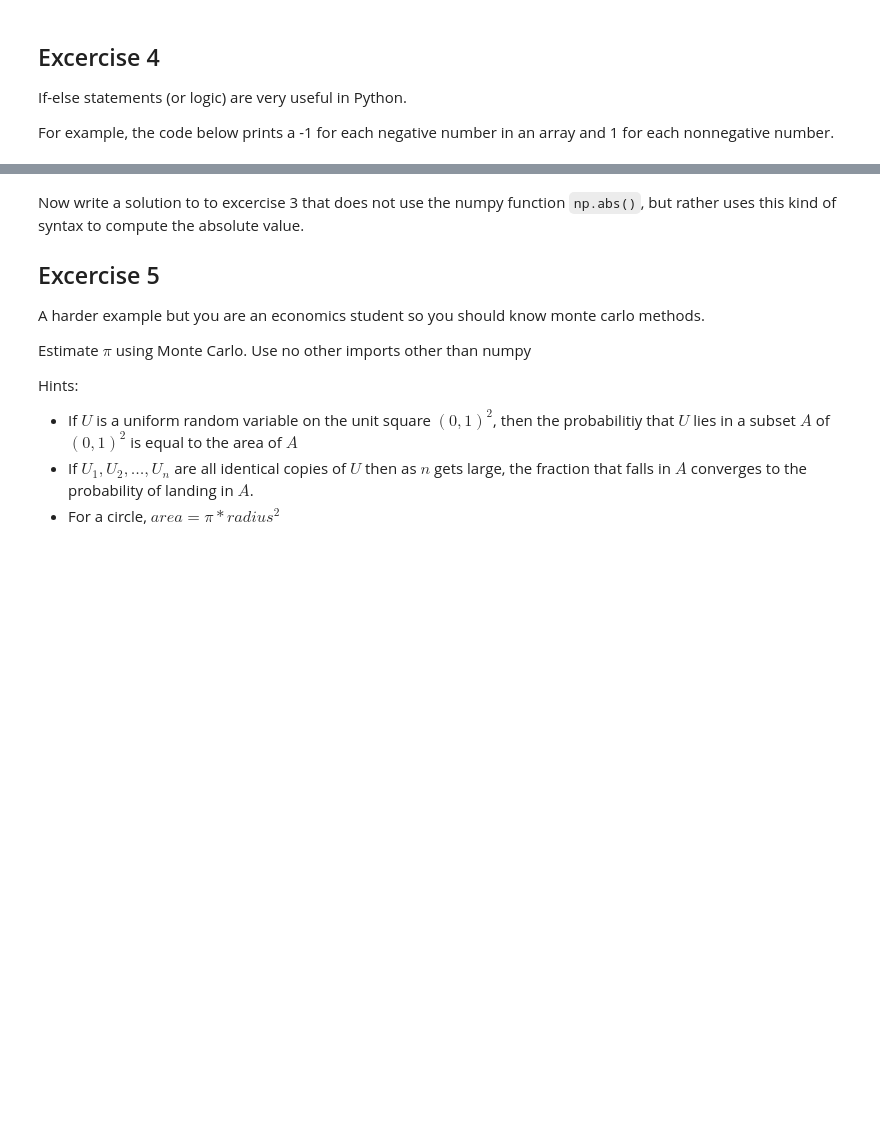
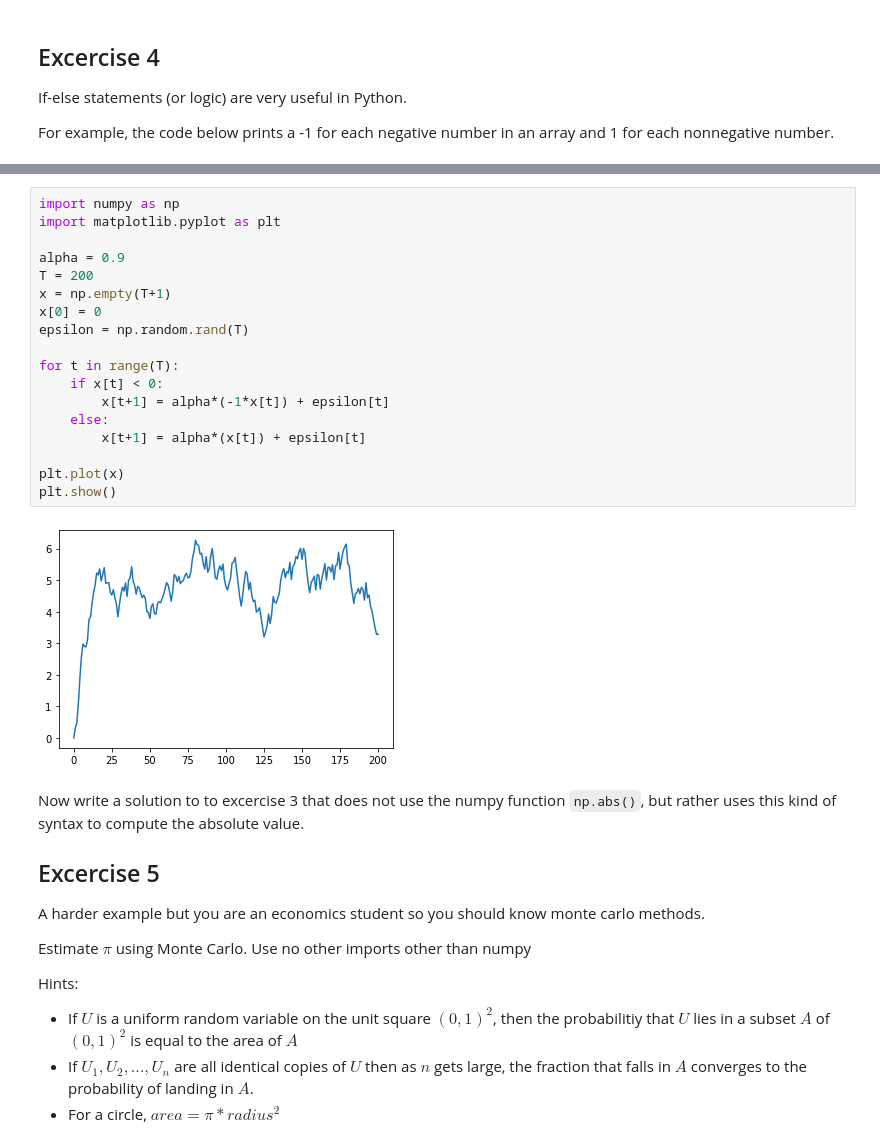
Before and after one commit to fusionby2030/Numerical_Methods, a Jupyter notebook: Tutorials/Python_in_Ecnomics/5_Week_Five/python_by_example.ipynb, the cells around one changed output, grey strips where cells are left out. Drawn from its saved outputs; the diff is of its cells as text; blank space fills up the shorter version.

```diff
--- a/Tutorials/Python_in_Ecnomics/5_Week_Five/python_by_example.ipynb
+++ b/Tutorials/Python_in_Ecnomics/5_Week_Five/python_by_example.ipynb
@@ -301,3 +347,23 @@ for x in numbers:
+# %%
+import numpy as np
+import matplotlib.pyplot as plt
+
+alpha = 0.9
+T = 200
+x = np.empty(T+1)
+x[0] = 0
+epsilon = np.random.rand(T)
+
+for t in range(T):
+    if x[t] < 0:
+        x[t+1] = alpha*(-1*x[t]) + epsilon[t]
+    else:
+        x[t+1] = alpha*(x[t]) + epsilon[t]
+
+plt.plot(x)
+plt.show()
+# %% [output]
+[figure, added]
 # %% [markdown]
 Now write a solution to to excercise 3 that does not use the numpy function `np.abs()`, but rather uses this kind of syntax to compute the absolute value.
 
```
Also changed, not shown: parts of 8 cells of this notebook, 8 other files.
